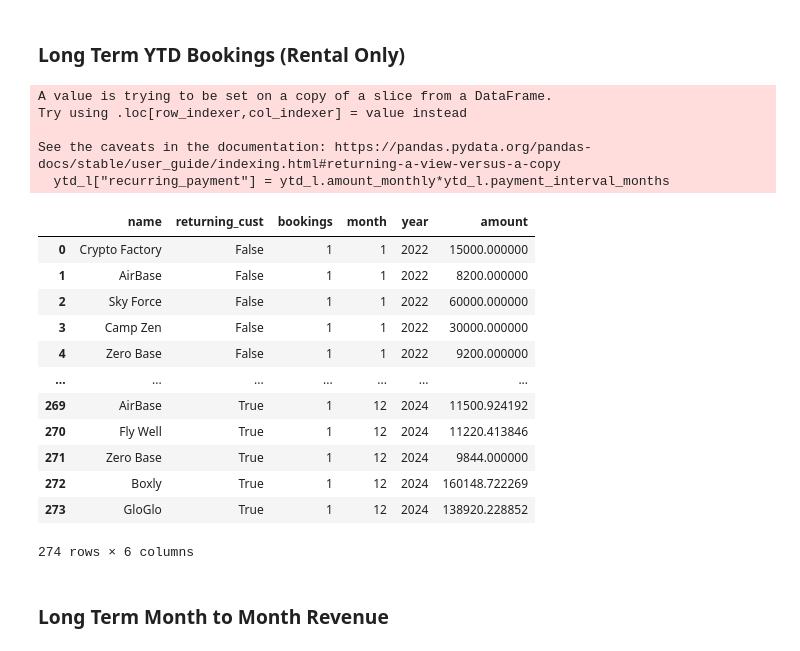
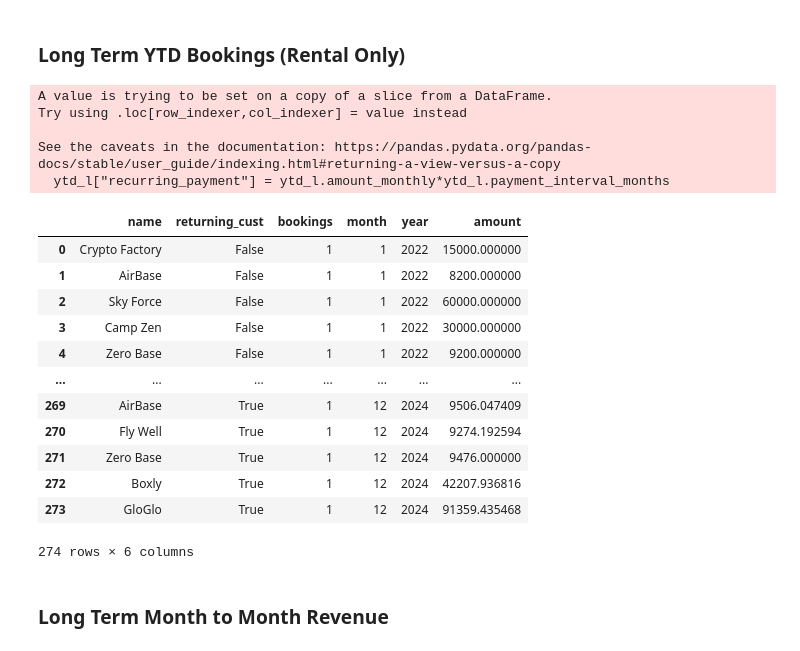
Before and after one commit to njw27/codi_pres, a Jupyter notebook: codi_nb.ipynb, the cells around one changed output. Cells and saved outputs as stored; diff of their text form; code cells hidden in the pictures.

```diff
--- a/codi_nb.ipynb
+++ b/codi_nb.ipynb
@@ -642,7 +642,7 @@ def thing(renewal, date, term, name, amount, interval):
         date+= relativedelta(months=interval)
         if renewal == True and date < pd.Timestamp('2025-01-01') and counter == term:
             counter = 0
-            amount = amount *1.07 #7% term increase
+            amount = amount *1.03 #3% term increase
         else:
             pass
 
@@ -669,38 +669,38 @@ framed_long = pd.DataFrame(
 
 
 framed_long["returning_cust"] = 0
 framed_long["bookings"] = 1
 framed_long["month"] = pd.DatetimeIndex(framed_long["date"]).month
 framed_long["year"] = pd.DatetimeIndex(framed_long["date"]).year
 
 framed_long = framed_long.sort_values(by = ["year", "month"])
 framed_long = framed_long.reset_index()
 framed_long = framed_long [["name", "returning_cust", "bookings", "month", "year", "amount"]]
 framed_long["returning_cust"] = framed_long["name"].duplicated()
 
 framed_long.drop(framed_long.loc[framed_long['year']==2025].index, inplace=True)
 
 framed_long
 # long_monthly_no_addons =  = ytd_l[]
 # long_monthly_w_addons = ytd_l[]
 # %% [output]
 A value is trying to be set on a copy of a slice from a DataFrame.
 Try using .loc[row_indexer,col_indexer] = value instead
 
 See the caveats in the documentation: https://pandas.pydata.org/pandas-docs/stable/user_guide/indexing.html#returning-a-view-versus-a-copy
   ytd_l["recurring_payment"] = ytd_l.amount_monthly*ytd_l.payment_interval_months
 |  | name | returning_cust | bookings | month | year | amount |
 | 0 | Crypto Factory | False | 1 | 1 | 2022 | 15000.000000 |
 | 1 | AirBase | False | 1 | 1 | 2022 | 8200.000000 |
 | 2 | Sky Force | False | 1 | 1 | 2022 | 60000.000000 |
 | 3 | Camp Zen | False | 1 | 1 | 2022 | 30000.000000 |
 | 4 | Zero Base | False | 1 | 1 | 2022 | 9200.000000 |
 | ... | ... | ... | ... | ... | ... | ... |
-| 269 | AirBase | True | 1 | 12 | 2024 | 11500.924192 |
-| 270 | Fly Well | True | 1 | 12 | 2024 | 11220.413846 |
-| 271 | Zero Base | True | 1 | 12 | 2024 | 9844.000000 |
-| 272 | Boxly | True | 1 | 12 | 2024 | 160148.722269 |
-| 273 | GloGlo | True | 1 | 12 | 2024 | 138920.228852 |
+| 269 | AirBase | True | 1 | 12 | 2024 | 9506.047409 |
+| 270 | Fly Well | True | 1 | 12 | 2024 | 9274.192594 |
+| 271 | Zero Base | True | 1 | 12 | 2024 | 9476.000000 |
+| 272 | Boxly | True | 1 | 12 | 2024 | 42207.936816 |
+| 273 | GloGlo | True | 1 | 12 | 2024 | 91359.435468 |
 274 rows × 6 columns
 # %% [markdown]
 ### Long Term Month to Month Revenue
```
Also changed, not shown: parts of 15 cells of this notebook, 1 other file.
